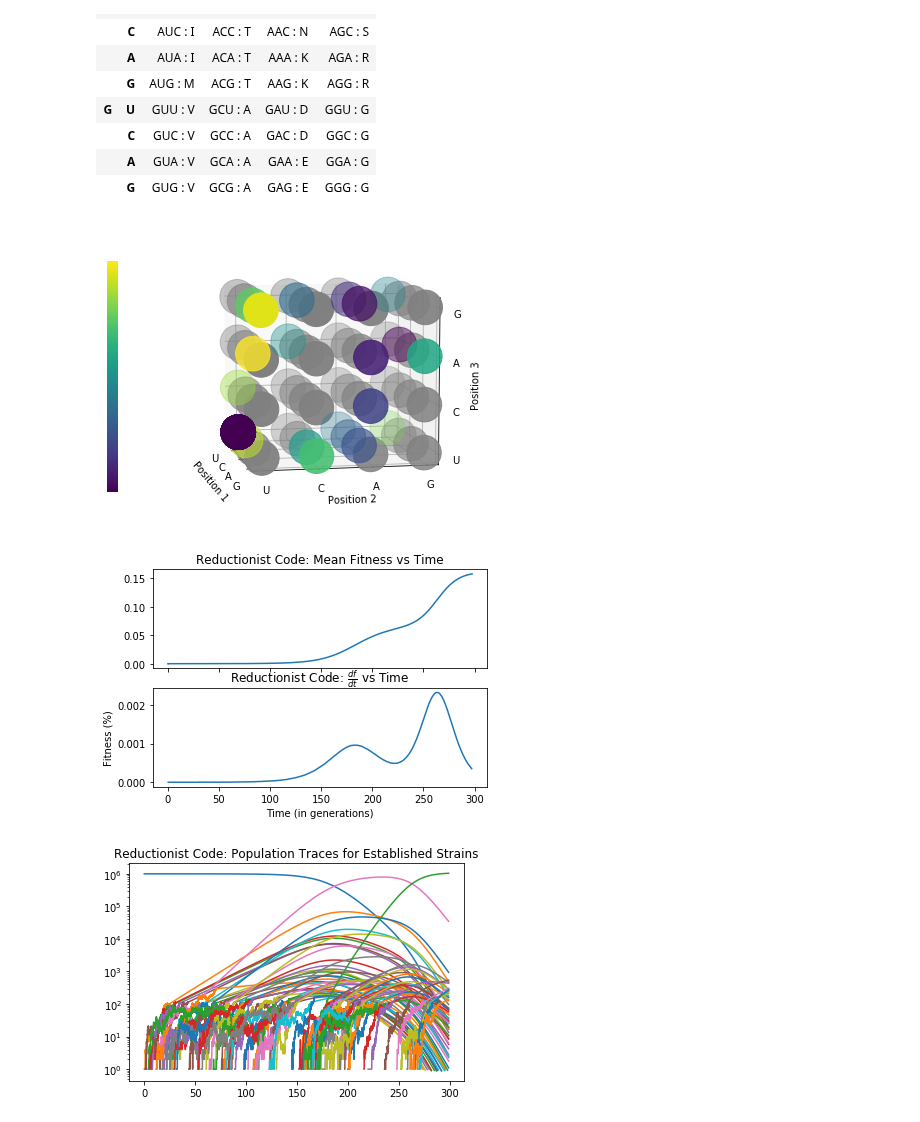
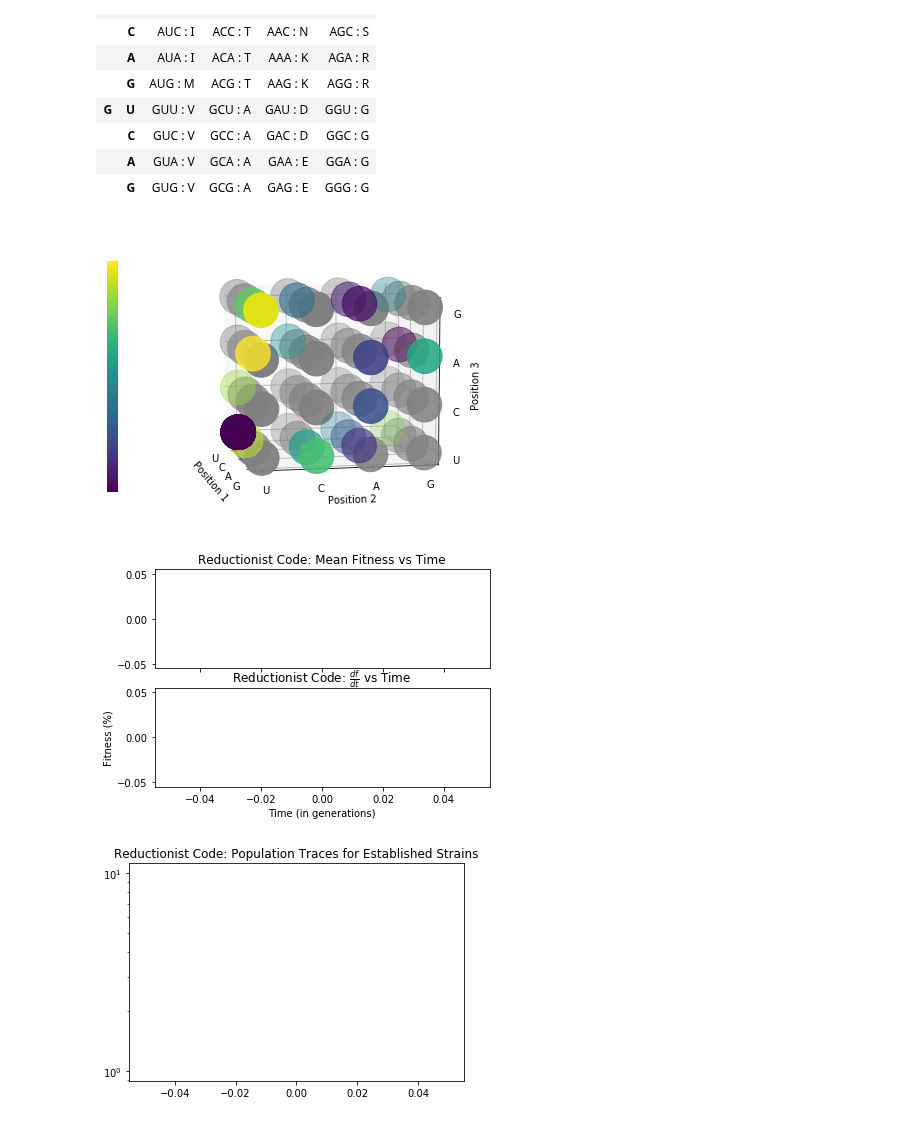
Before and after one commit to EndyLab/codon-tables, a Jupyter notebook: Isaac's Sandbox.ipynb, the cells around one changed output. Saved outputs shown, nothing was run; the diff lists cells and outputs as text; code cells hidden in the pictures.

```diff
--- a/Isaac's Sandbox.ipynb
+++ b/Isaac's Sandbox.ipynb
@@ -136,40 +136,40 @@ tableObj = codonTable(table=newTable)
 #utils.getResiConnectivity(newTable)
 table.plot3d()
 # populate sim with a reductionist organism
 LUCA = strain(N_pop=1e6, table=newTable, fitness=0, mu=2e-5)
 sim = thunderflask(LUCA)
 # initialize some variables
 T_curr = 0
 mut_param = [2, 3.5]
 dt = 1
 
 # run simulation
-sim.simulate(300, dt, T_curr, mut_param)
+#sim.simulate(300, dt, T_curr, mut_param)
 t = np.array(sim.f_trace['timepoints'])
 f = np.array(sim.f_trace['fitnesses'])
 fig, axarr = plt.subplots(2, sharex=True)
 axarr[0].plot(t, f)
 axarr[0].set_title('Reductionist Code: Mean Fitness vs Time')
 dt = np.diff(t)
 t_avg = (t[1:]+t[:-1])/2
 gradf = np.diff(f)/dt
 axarr[1].plot(t_avg, gradf)
 axarr[1].set_title(r'Reductionist Code: $\frac{df}{dt}$ vs Time')
 plt.xlabel('Time (in generations)')
 plt.ylabel('Fitness (%)')
 plt.show()
 
 for i, bact in enumerate(sim.estStrains):
-    # if i % 10 == 0:
-    t = bact.timepoints
-    pop = bact.poptrace
-    plt.semilogy(t, pop)
+    if i % 10 == 0:
+        t = bact.timepoints
+        pop = bact.poptrace
+        plt.semilogy(t, pop)
 plt.title('Reductionist Code: Population Traces for Established Strains')
 plt.show()
 # %% [output]
 [figure]
-[figure, old version]
+[figure, new version]
-[figure, old version]
+[figure, new version]
 # %%
 from ffgen import ffgen
 # populate sim with a fast fail organism
```
Also changed, not shown: parts of 18 cells of this notebook, 5 other files.
